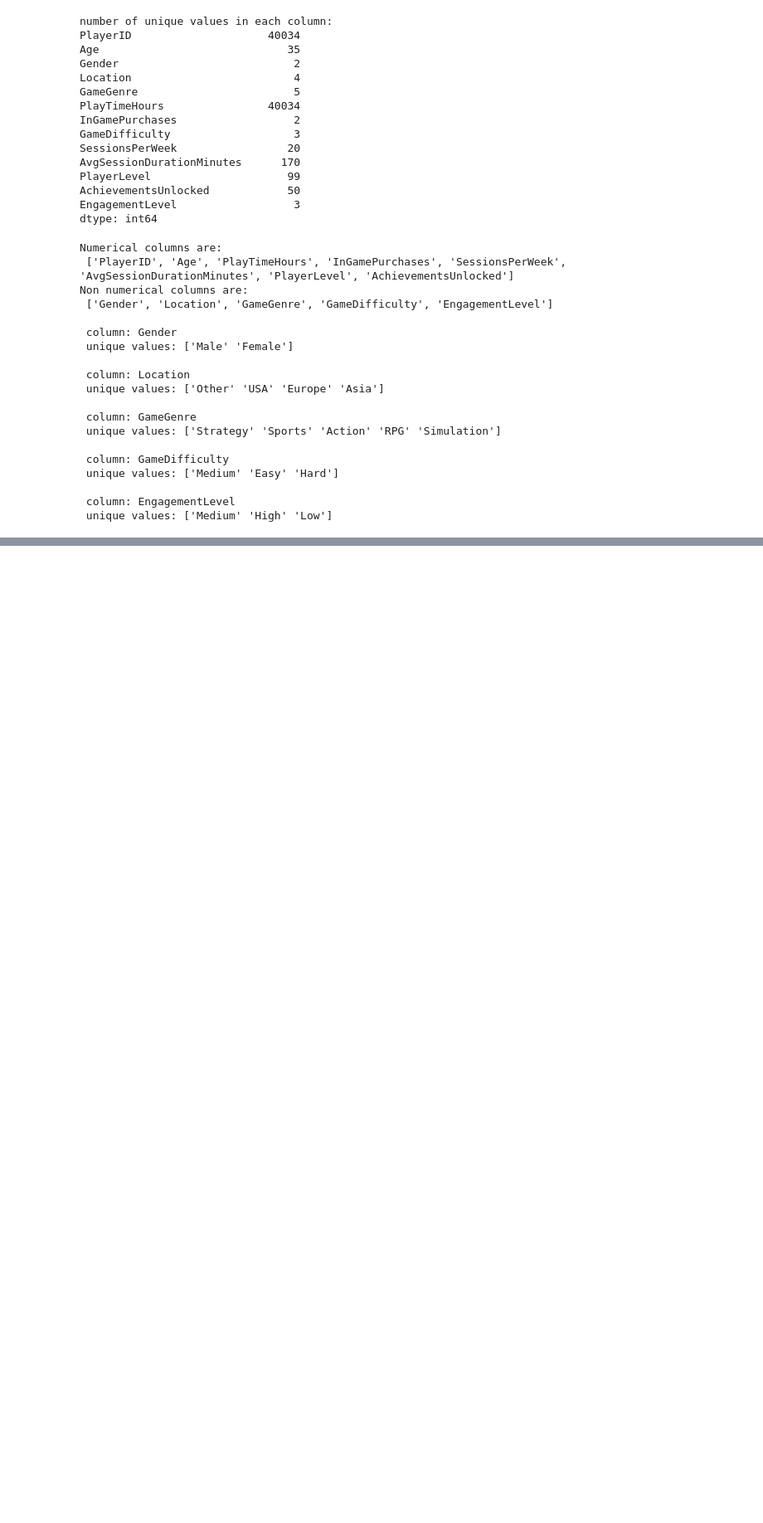
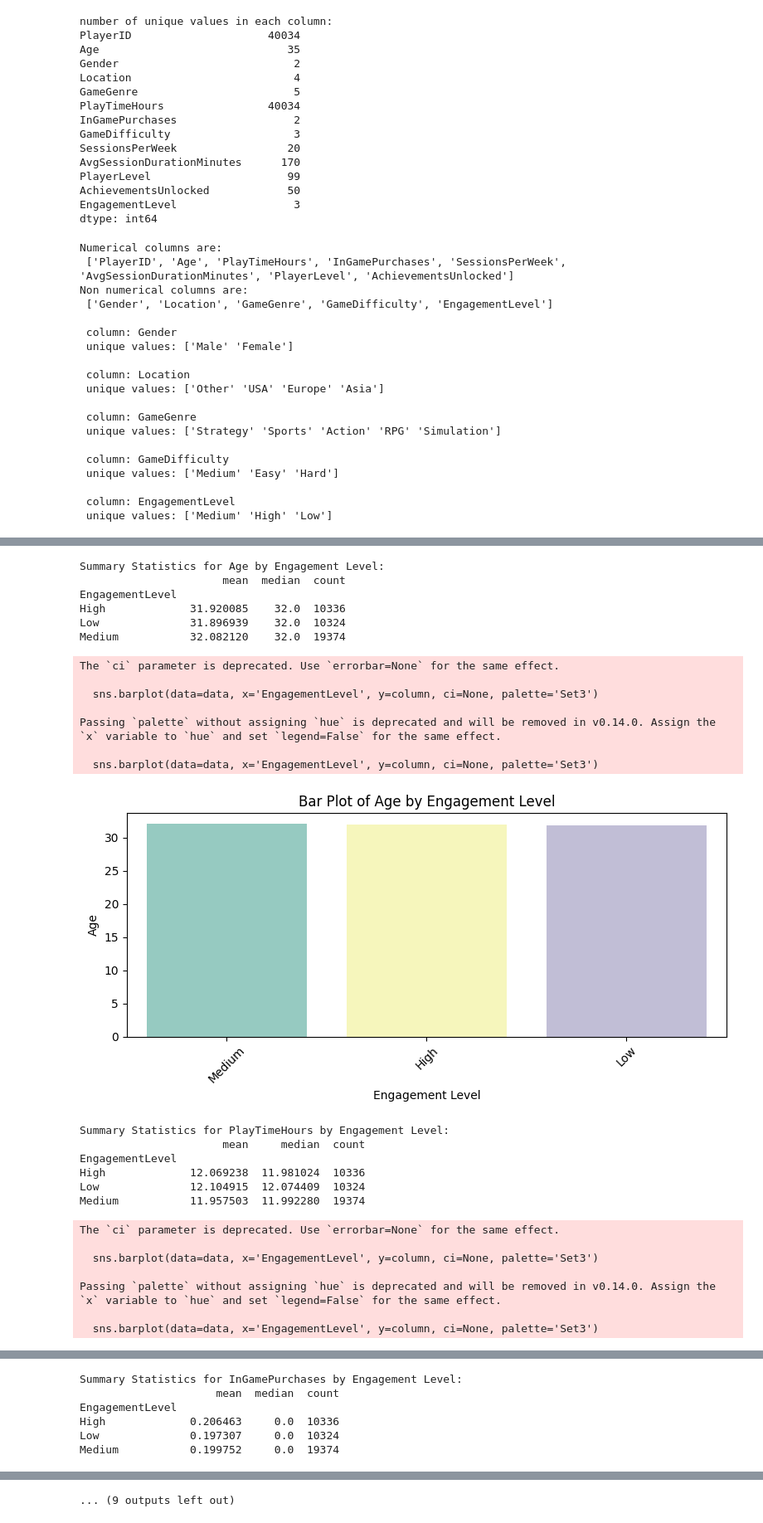
Before and after one commit to khalil-hub/Predict_player_behavior, a Jupyter notebook: notebooks/exploratory_analysis.ipynb, the cells around one changed output, grey strips where cells are left out. Shown at 83% size. Saved outputs shown, nothing was run; the diff lists cells and outputs as text; code cells hidden in the pictures; blank space fills up the shorter version.

```diff
--- a/notebooks/exploratory_analysis.ipynb
+++ b/notebooks/exploratory_analysis.ipynb
@@ -103,0 +218,53 @@ Non numerical columns are:
+# %%
+# Define the columns to analyze
+columns_to_analyze = [
+    'Age', 'PlayTimeHours', 'InGamePurchases', 'SessionsPerWeek',
+    'AvgSessionDurationMinutes', 'PlayerLevel', 'AchievementsUnlocked'
+]
+
+# Loop through each feature to display summary statistics and bar plot
+for column in columns_to_analyze:
+    # Calculate summary statistics grouped by EngagementLevel
+    stats = data.groupby('EngagementLevel')[column].agg(['mean', 'median', 'count'])
+
+    # Display summary statistics
+    print(f"\nSummary Statistics for {column} by Engagement Level:")
+    print(stats)
+
+    # Plot bar plot
+    plt.figure(figsize=(8, 4))
+    sns.barplot(data=data, x='EngagementLevel', y=column, ci=None, palette='Set3')
+    plt.title(f'Bar Plot of {column.replace("_", " ")} by Engagement Level')
+    plt.xlabel('Engagement Level')
+    plt.ylabel(column.replace('_', ' '))
+    plt.xticks(rotation=45)
+    plt.tight_layout()
+    plt.show()
+# %% [output]
+Summary Statistics for Age by Engagement Level:
+                      mean  median  count
+EngagementLevel
+High             31.920085    32.0  10336
+Low              31.896939    32.0  10324
+Medium           32.082120    32.0  19374
+The `ci` parameter is deprecated. Use `errorbar=None` for the same effect.
+
+  sns.barplot(data=data, x='EngagementLevel', y=column, ci=None, palette='Set3')
+
+Passing `palette` without assigning `hue` is deprecated and will be removed in v0.14.0. Assign the `x` variable to `hue` and set `legend=False` for the same effect.
+
+  sns.barplot(data=data, x='EngagementLevel', y=column, ci=None, palette='Set3')
+[figure, added]
+Summary Statistics for PlayTimeHours by Engagement Level:
+                      mean     median  count
+EngagementLevel
+High             12.069238  11.981024  10336
+Low              12.104915  12.074409  10324
+Medium           11.957503  11.992280  19374
+The `ci` parameter is deprecated. Use `errorbar=None` for the same effect.
+
+  sns.barplot(data=data, x='EngagementLevel', y=column, ci=None, palette='Set3')
+
+Passing `palette` without assigning `hue` is deprecated and will be removed in v0.14.0. Assign the `x` variable to `hue` and set `legend=False` for the same effect.
+
+  sns.barplot(data=data, x='EngagementLevel', y=column, ci=None, palette='Set3')
@@ -103,0 +272,6 @@ Non numerical columns are:
+Summary Statistics for InGamePurchases by Engagement Level:
+                     mean  median  count
+EngagementLevel
+High             0.206463     0.0  10336
+Low              0.197307     0.0  10324
+Medium           0.199752     0.0  19374
@@ -103,0 +300 @@ Non numerical columns are:
+... (9 outputs left out)
```
Also changed, not shown: parts of 11 cells of this notebook, 21 other files.
